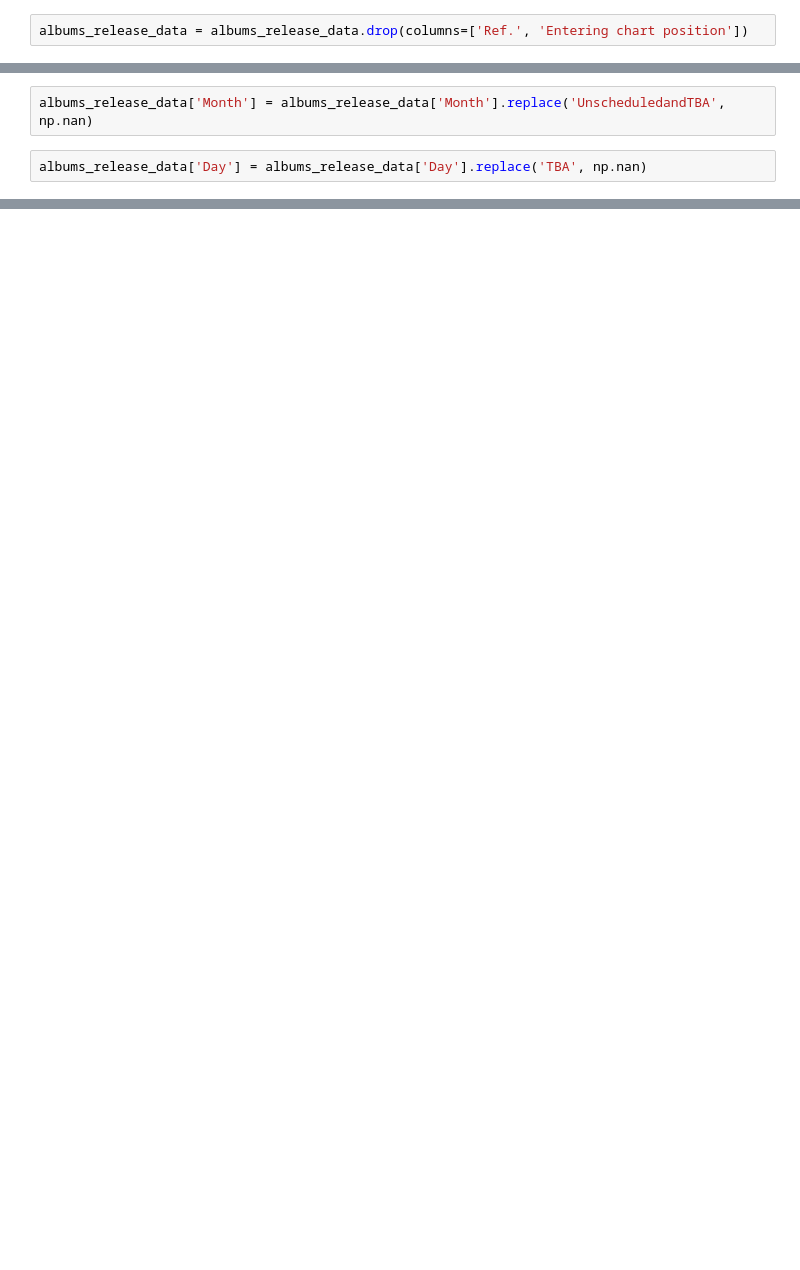
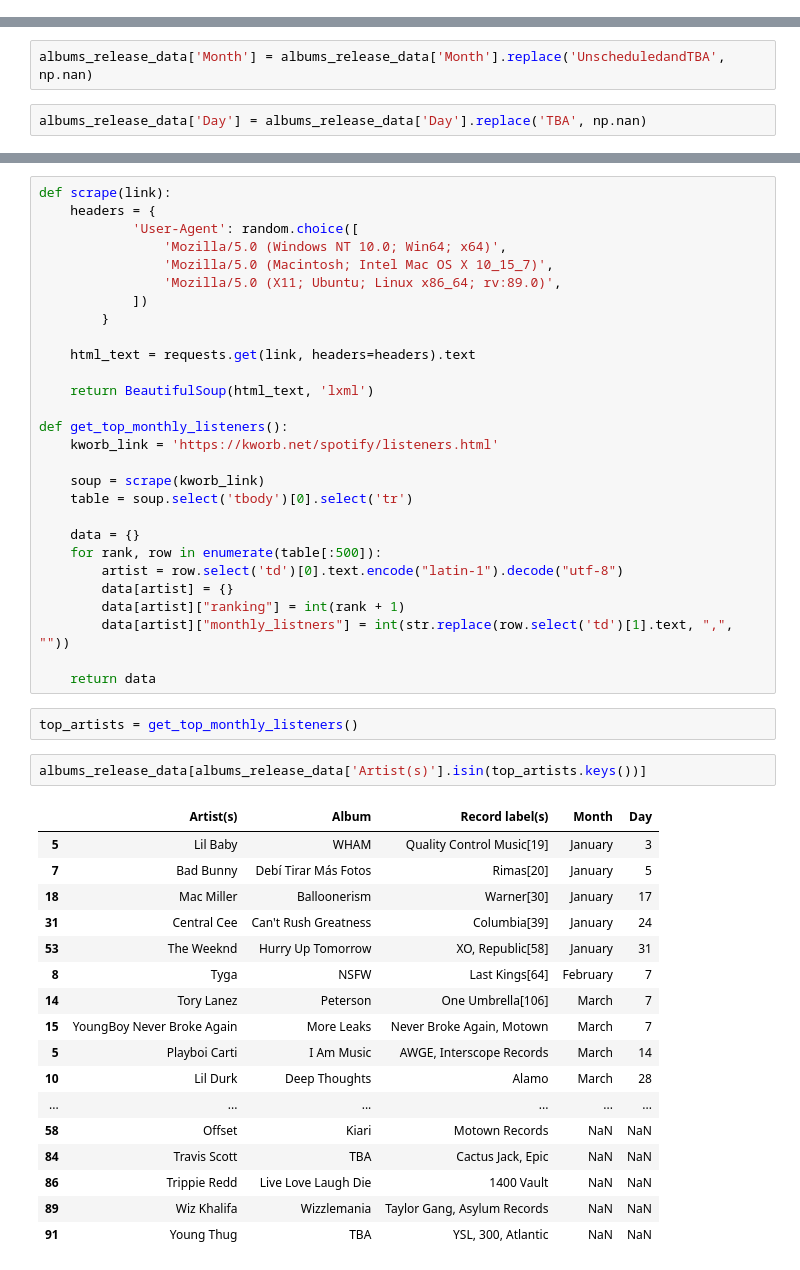
Before and after one commit to anthonydangg/rapmetrics_etl, a Jupyter notebook: src/scrapers/wiki_scrape.ipynb, the cells around one changed output, grey strips where cells are left out. Cells and saved outputs as stored; diff of their text form; blank space fills up the shorter version.

Commit message:
Wikipedia and Kworb scrapers added

```diff
--- a/src/scrapers/wiki_scrape.ipynb
+++ b/src/scrapers/wiki_scrape.ipynb
@@ -47,5 +46,3 @@ for month, table in data.items():
     df_lst.append(table)
 # %%
 albums_release_data = pd.concat(df_lst)#.to_csv('out.csv', index = False)
-# %%
-albums_release_data = albums_release_data.drop(columns=['Ref.', 'Entering chart position'])
@@ -79,0 +93,50 @@ print(albums_release_data.to_string())
+# %%
+def scrape(link):
+    headers = {
+            'User-Agent': random.choice([
+                'Mozilla/5.0 (Windows NT 10.0; Win64; x64)',
+                'Mozilla/5.0 (Macintosh; Intel Mac OS X 10_15_7)',
+                'Mozilla/5.0 (X11; Ubuntu; Linux x86_64; rv:89.0)',
+            ])
+        }
+
+    html_text = requests.get(link, headers=headers).text
+
+    return BeautifulSoup(html_text, 'lxml')
+
+def get_top_monthly_listeners():
+    kworb_link = 'https://kworb.net/spotify/listeners.html'
+
+    soup = scrape(kworb_link)
+    table = soup.select('tbody')[0].select('tr')
+
+    data = {}
+    for rank, row in enumerate(table[:500]):
+        artist = row.select('td')[0].text.encode("latin-1").decode("utf-8")
+        data[artist] = {}
+        data[artist]["ranking"] = int(rank + 1)
+        data[artist]["monthly_listners"] = int(str.replace(row.select('td')[1].text, ",", ""))
+
+    return data
+# %%
+top_artists = get_top_monthly_listeners()
+# %%
+albums_release_data[albums_release_data['Artist(s)'].isin(top_artists.keys())]
+# %% [output]
+|  | Artist(s) | Album | Record label(s) | Month | Day |
+| 5 | Lil Baby | WHAM | Quality Control Music[19] | January | 3 |
+| 7 | Bad Bunny | Debí Tirar Más Fotos | Rimas[20] | January | 5 |
+| 18 | Mac Miller | Balloonerism | Warner[30] | January | 17 |
+| 31 | Central Cee | Can't Rush Greatness | Columbia[39] | January | 24 |
+| 53 | The Weeknd | Hurry Up Tomorrow | XO, Republic[58] | January | 31 |
+| 8 | Tyga | NSFW | Last Kings[64] | February | 7 |
+| 14 | Tory Lanez | Peterson | One Umbrella[106] | March | 7 |
+| 15 | YoungBoy Never Broke Again | More Leaks | Never Broke Again, Motown | March | 7 |
+| 5 | Playboi Carti | I Am Music | AWGE, Interscope Records | March | 14 |
+| 10 | Lil Durk | Deep Thoughts | Alamo | March | 28 |
+| ... | ... | ... | ... | ... | ... |
+| 58 | Offset | Kiari | Motown Records | NaN | NaN |
+| 84 | Travis Scott | TBA | Cactus Jack, Epic | NaN | NaN |
+| 86 | Trippie Redd | Live Love Laugh Die | 1400 Vault | NaN | NaN |
+| 89 | Wiz Khalifa | Wizzlemania | Taylor Gang, Asylum Records | NaN | NaN |
+| 91 | Young Thug | TBA | YSL, 300, Atlantic | NaN | NaN |
```
Also changed, not shown: parts of 6 cells of this notebook, 8 other files.
